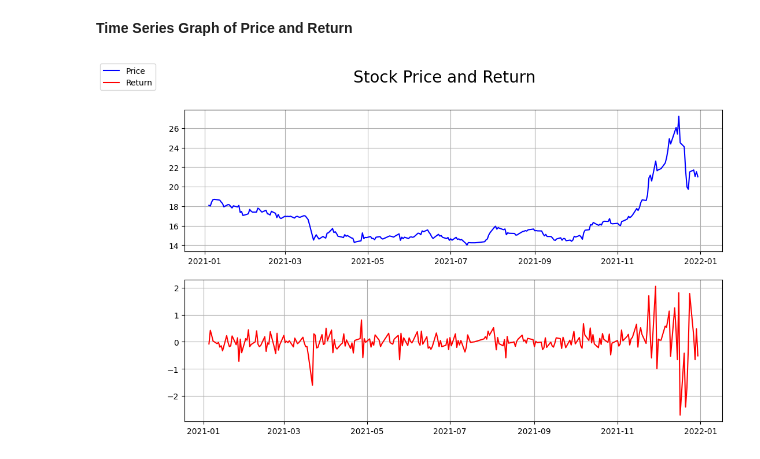
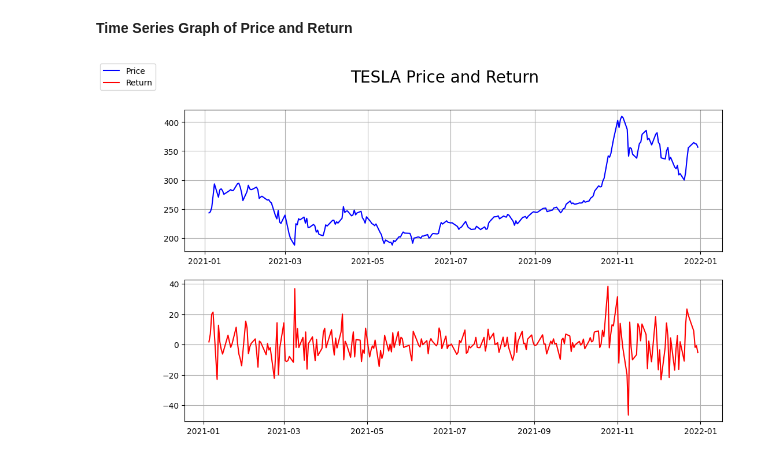
Before and after one commit to batuhanmtl/Time-Series-Analysis, a Jupyter notebook: Multivariate Regression/StockPricePrediction.ipynb, the cells around one changed output. Saved outputs shown, nothing was run; the diff lists cells and outputs as text; code cells hidden in the pictures.

Commit message:
Stock Price Predict

```diff
--- a/Multivariate Regression/StockPricePrediction.ipynb
+++ b/Multivariate Regression/StockPricePrediction.ipynb
@@ -17,0 +16,4 @@ df = pd.read_csv('stock_data.csv')
+# %%
+history = yf.YahooFinancials('TSLA').get_historical_price_data('2021-01-01', '2021-12-31', 'daily')
+df = pd.DataFrame(history['TSLA']['prices'])
+df.head()
@@ -27,5 +36,5 @@ df.head()
 # %%
-df.drop(['date','Unnamed: 0'], axis=1, inplace=True)
+df.drop('date', axis=1, inplace=True)
 # %%
 df.index = pd.to_datetime(df['formatted_date'])
 df.drop('formatted_date', axis=1, inplace=True)
@@ -42,12 +51,12 @@ df["return_pct"] = df["price"].pct_change()
 <b>Time Series Graph of Price and Return
 # %%
 f, axarr = plt.subplots(2,sharex=False,figsize=(12,7))
-f.suptitle('Stock Price and Return', fontsize=20)
+f.suptitle('TESLA Price and Return', fontsize=20)
 axarr[0].plot(df['price'], color='blue')
 axarr[0].grid(True)
 axarr[1].plot(df['return'], color='red')
 axarr[1].grid(True)
 f.legend(['Price', 'Return'], loc='upper left')
 plt.show()
 # %% [output]
-[figure, old version]
+[figure, new version]
```
Also changed, not shown: parts of 3 cells of this notebook.
